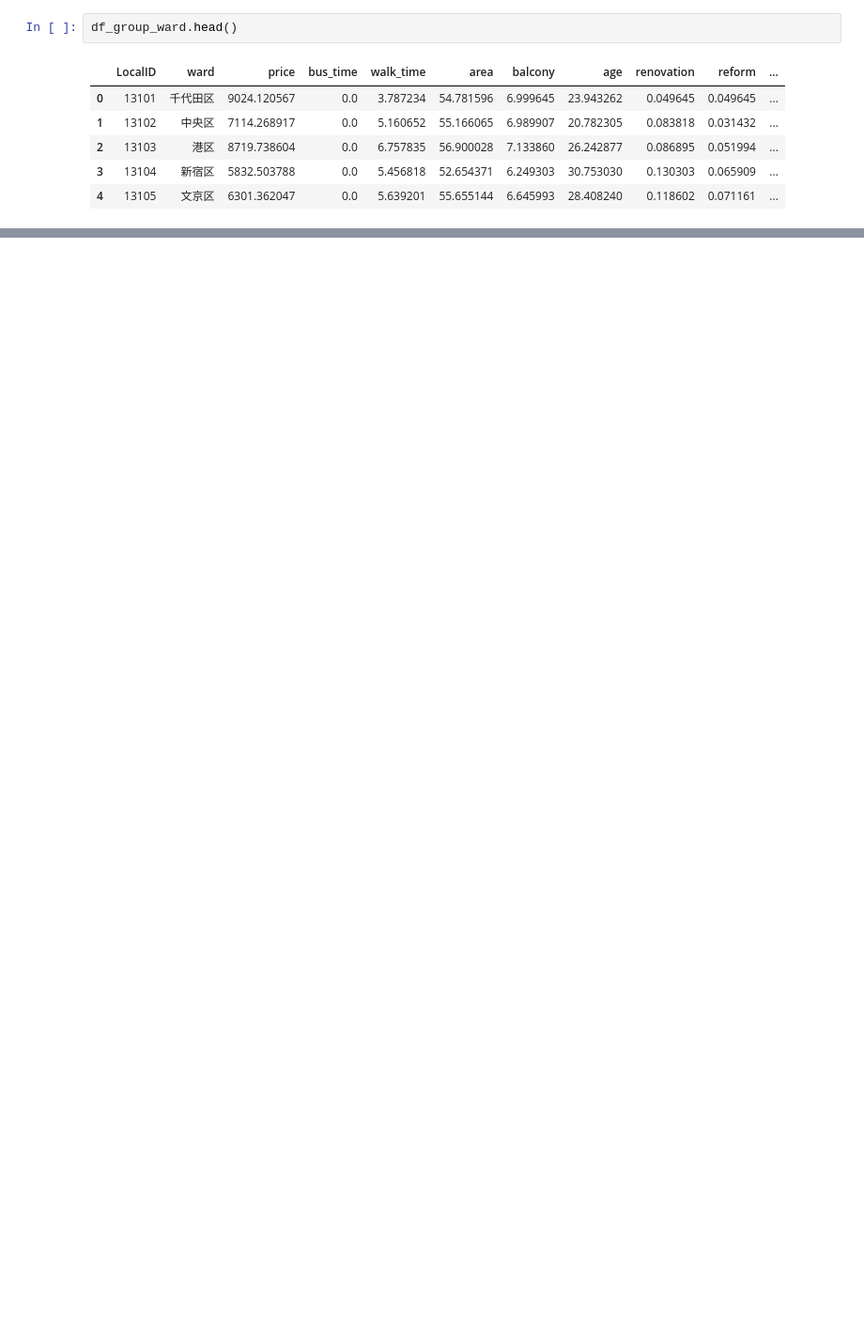
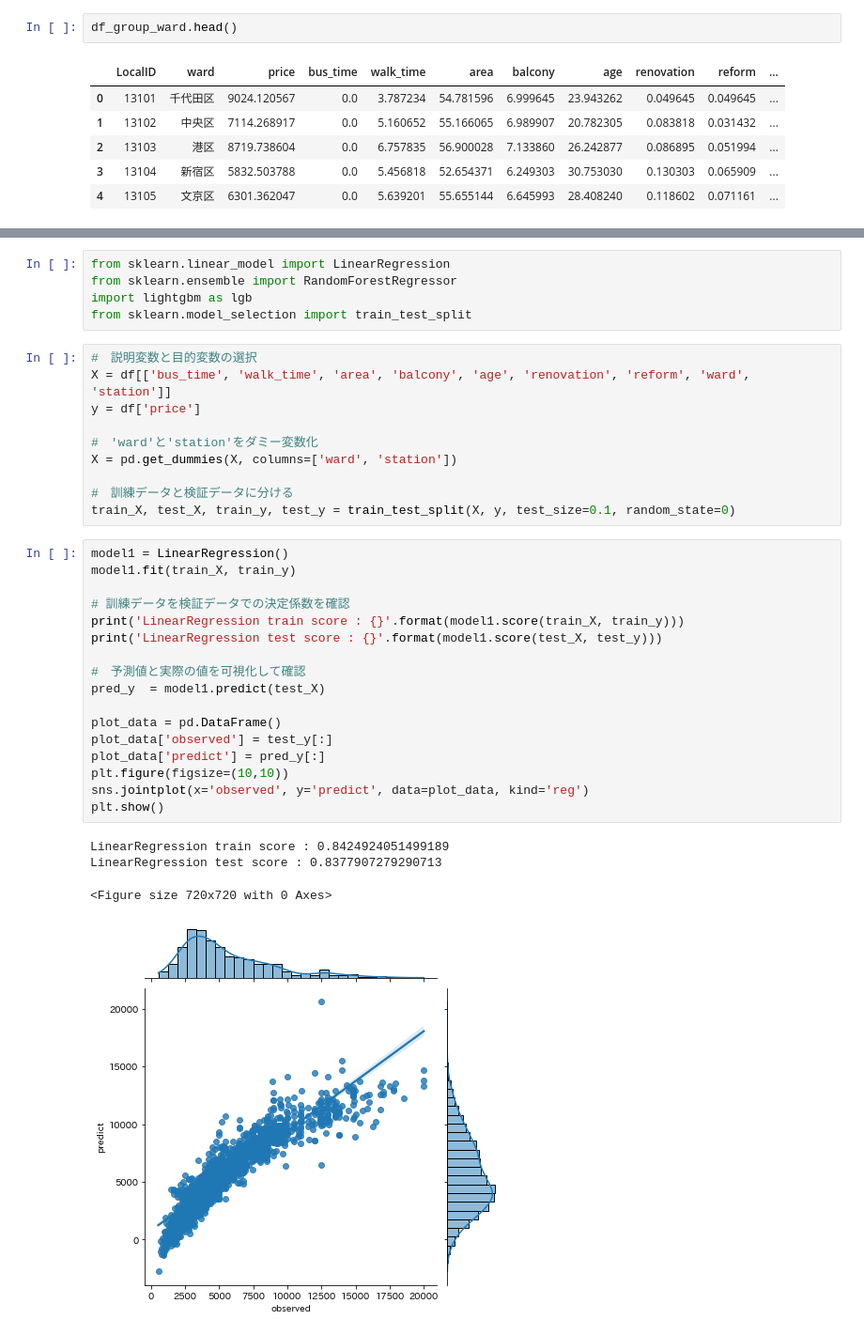
Before and after one commit to xoxo-sho/pridict_apartment, a Jupyter notebook: model.ipynb, the cells around one changed output, grey strips where cells are left out. Shown at 94% size. Saved outputs shown, nothing was run; the diff lists cells and outputs as text; blank space fills up the shorter version.

```diff
--- a/model.ipynb
+++ b/model.ipynb
@@ -634,0 +665,37 @@ df_group_ward.head()
+# %%
+from sklearn.linear_model import LinearRegression
+from sklearn.ensemble import RandomForestRegressor
+import lightgbm as lgb
+from sklearn.model_selection import train_test_split
+# %%
+#　説明変数と目的変数の選択
+X = df[['bus_time', 'walk_time', 'area', 'balcony', 'age', 'renovation', 'reform', 'ward', 'station']]
+y = df['price']
+
+#　'ward'と'station'をダミー変数化
+X = pd.get_dummies(X, columns=['ward', 'station'])
+
+#　訓練データと検証データに分ける
+train_X, test_X, train_y, test_y = train_test_split(X, y, test_size=0.1, random_state=0)
+# %%
+model1 = LinearRegression()
+model1.fit(train_X, train_y)
+
+# 訓練データを検証データでの決定係数を確認
+print('LinearRegression train score : {}'.format(model1.score(train_X, train_y)))
+print('LinearRegression test score : {}'.format(model1.score(test_X, test_y)))
+
+#　予測値と実際の値を可視化して確認
+pred_y  = model1.predict(test_X)
+
+plot_data = pd.DataFrame()
+plot_data['observed'] = test_y[:]
+plot_data['predict'] = pred_y[:]
+plt.figure(figsize=(10,10))
+sns.jointplot(x='observed', y='predict', data=plot_data, kind='reg')
+plt.show()
+# %% [output]
+LinearRegression train score : 0.8424924051499189
+LinearRegression test score : 0.8377907279290713
+<Figure size 720x720 with 0 Axes>
+[figure, added]
```
Also changed, not shown: parts of 12 cells of this notebook, 23 other files.
